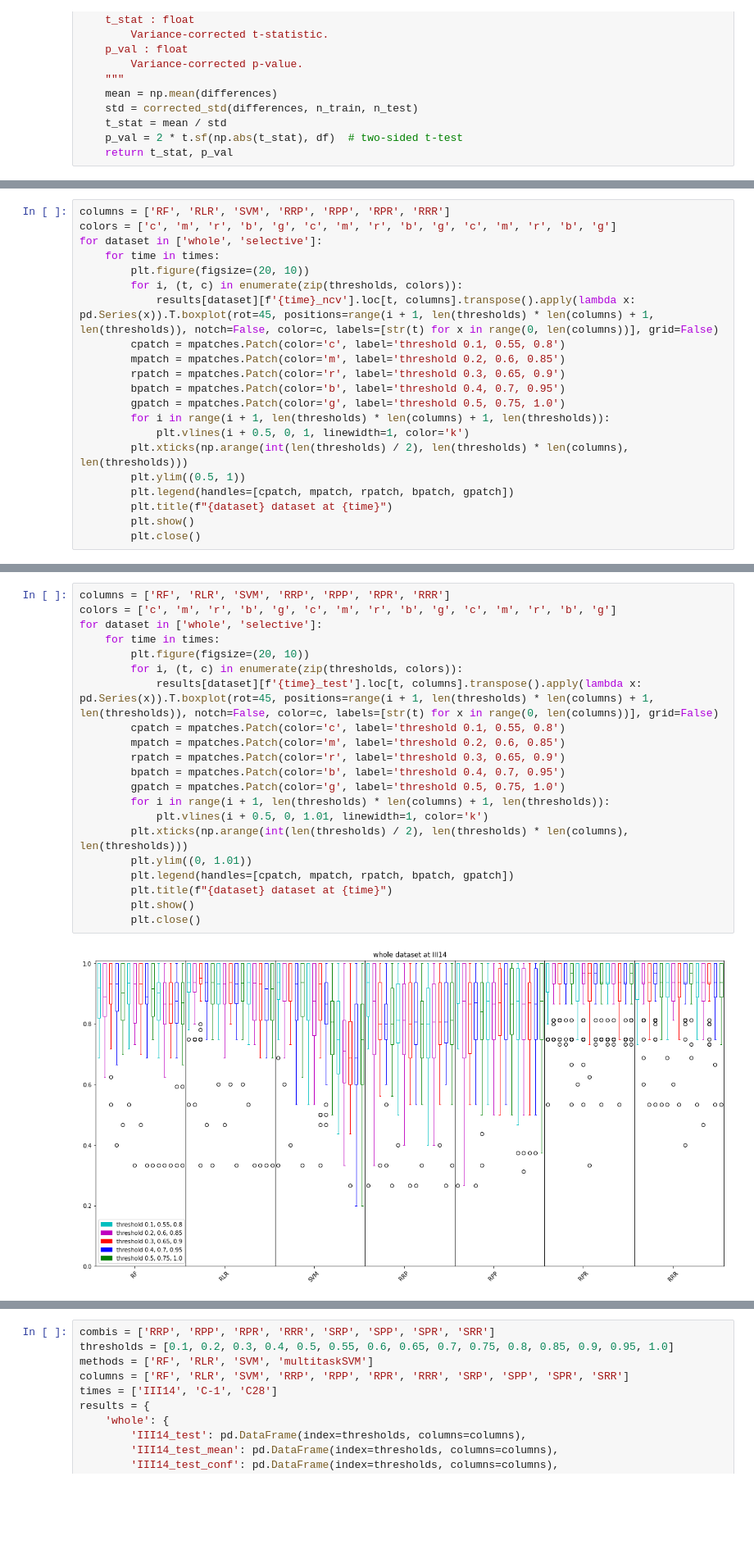
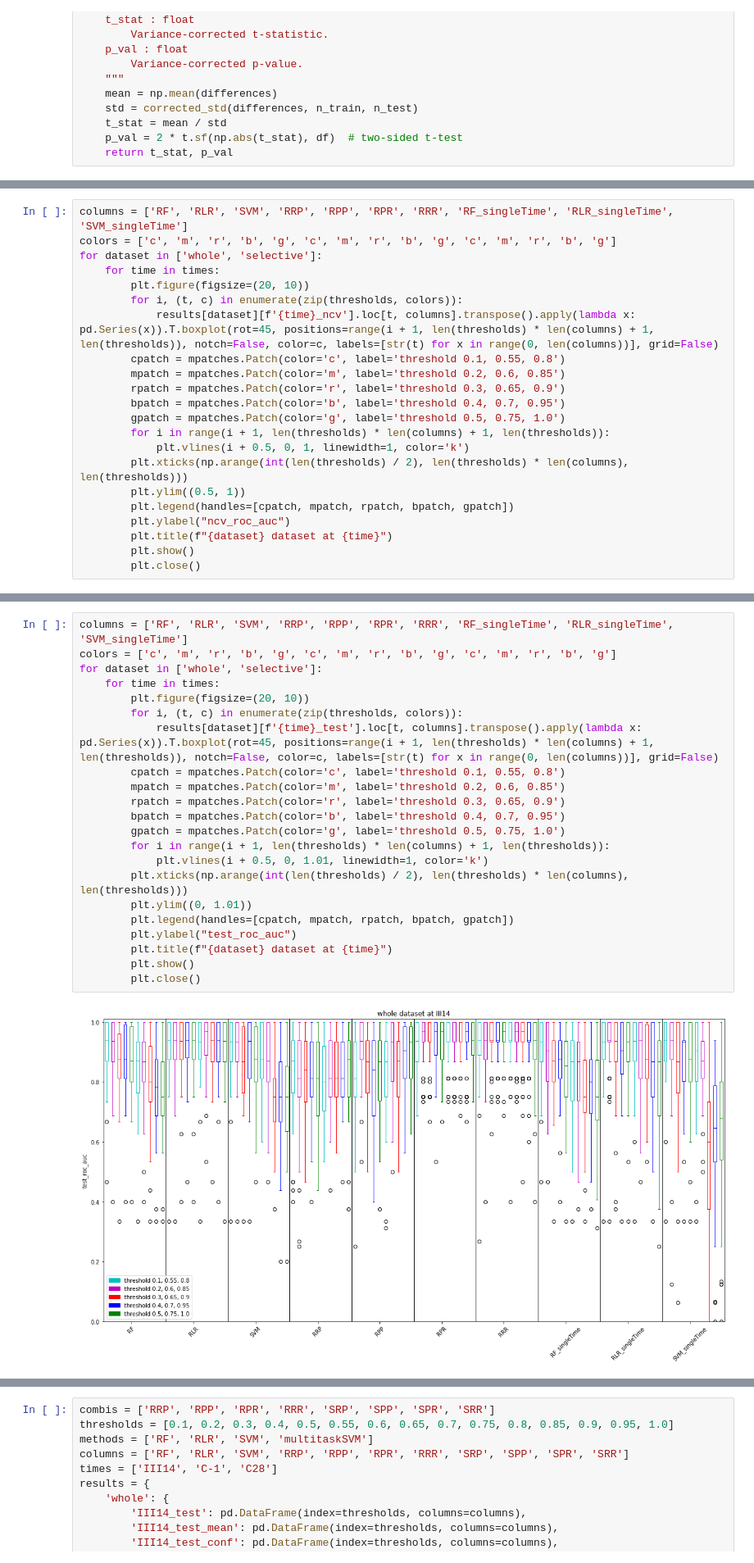
Before and after one commit to msmdev/MalariaVaccineEfficacyPrediction, a Jupyter notebook: bin/plotting/model_comparison_update.ipynb, the cells around one changed output, grey strips where cells are left out. Shown at 82% size. Saved outputs shown, nothing was run; the diff lists cells and outputs as text; blank space fills up the shorter version.

```diff
--- a/bin/plotting/model_comparison_update.ipynb
+++ b/bin/plotting/model_comparison_update.ipynb
@@ -208,5 +255,5 @@ results['whole']['III14_test_conf']
 # %%
-columns = ['RF', 'RLR', 'SVM', 'RRP', 'RPP', 'RPR', 'RRR']
+columns = ['RF', 'RLR', 'SVM', 'RRP', 'RPP', 'RPR', 'RRR', 'RF_singleTime', 'RLR_singleTime', 'SVM_singleTime']
 colors = ['c', 'm', 'r', 'b', 'g', 'c', 'm', 'r', 'b', 'g', 'c', 'm', 'r', 'b', 'g']
 for dataset in ['whole', 'selective']:
     for time in times:
@@ -223,6 +270,7 @@ for dataset in ['whole', 'selective']:
         plt.xticks(np.arange(int(len(thresholds) / 2), len(thresholds) * len(columns), len(thresholds)))
         plt.ylim((0.5, 1))
         plt.legend(handles=[cpatch, mpatch, rpatch, bpatch, gpatch])
+        plt.ylabel("ncv_roc_auc")
         plt.title(f"{dataset} dataset at {time}")
         plt.show()
         plt.close()
@@ -236,23 +282,24 @@ for dataset in ['whole', 'selective']:
 # %%
-columns = ['RF', 'RLR', 'SVM', 'RRP', 'RPP', 'RPR', 'RRR']
+columns = ['RF', 'RLR', 'SVM', 'RRP', 'RPP', 'RPR', 'RRR', 'RF_singleTime', 'RLR_singleTime', 'SVM_singleTime']
 colors = ['c', 'm', 'r', 'b', 'g', 'c', 'm', 'r', 'b', 'g', 'c', 'm', 'r', 'b', 'g']
 for dataset in ['whole', 'selective']:
     for time in times:
         plt.figure(figsize=(20, 10))
         for i, (t, c) in enumerate(zip(thresholds, colors)):
             results[dataset][f'{time}_test'].loc[t, columns].transpose().apply(lambda x: pd.Series(x)).T.boxplot(rot=45, positions=range(i + 1, len(thresholds) * len(columns) + 1, len(thresholds)), notch=False, color=c, labels=[str(t) for x in range(0, len(columns))], grid=False)
         cpatch = mpatches.Patch(color='c', label='threshold 0.1, 0.55, 0.8')
         mpatch = mpatches.Patch(color='m', label='threshold 0.2, 0.6, 0.85')
         rpatch = mpatches.Patch(color='r', label='threshold 0.3, 0.65, 0.9')
         bpatch = mpatches.Patch(color='b', label='threshold 0.4, 0.7, 0.95')
         gpatch = mpatches.Patch(color='g', label='threshold 0.5, 0.75, 1.0')
         for i in range(i + 1, len(thresholds) * len(columns) + 1, len(thresholds)):
             plt.vlines(i + 0.5, 0, 1.01, linewidth=1, color='k')
         plt.xticks(np.arange(int(len(thresholds) / 2), len(thresholds) * len(columns), len(thresholds)))
         plt.ylim((0, 1.01))
         plt.legend(handles=[cpatch, mpatch, rpatch, bpatch, gpatch])
+        plt.ylabel("test_roc_auc")
         plt.title(f"{dataset} dataset at {time}")
         plt.show()
         plt.close()
 # %% [output]
-[figure, old version]
+[figure, new version]
```
Also changed, not shown: parts of 5 cells of this notebook.
